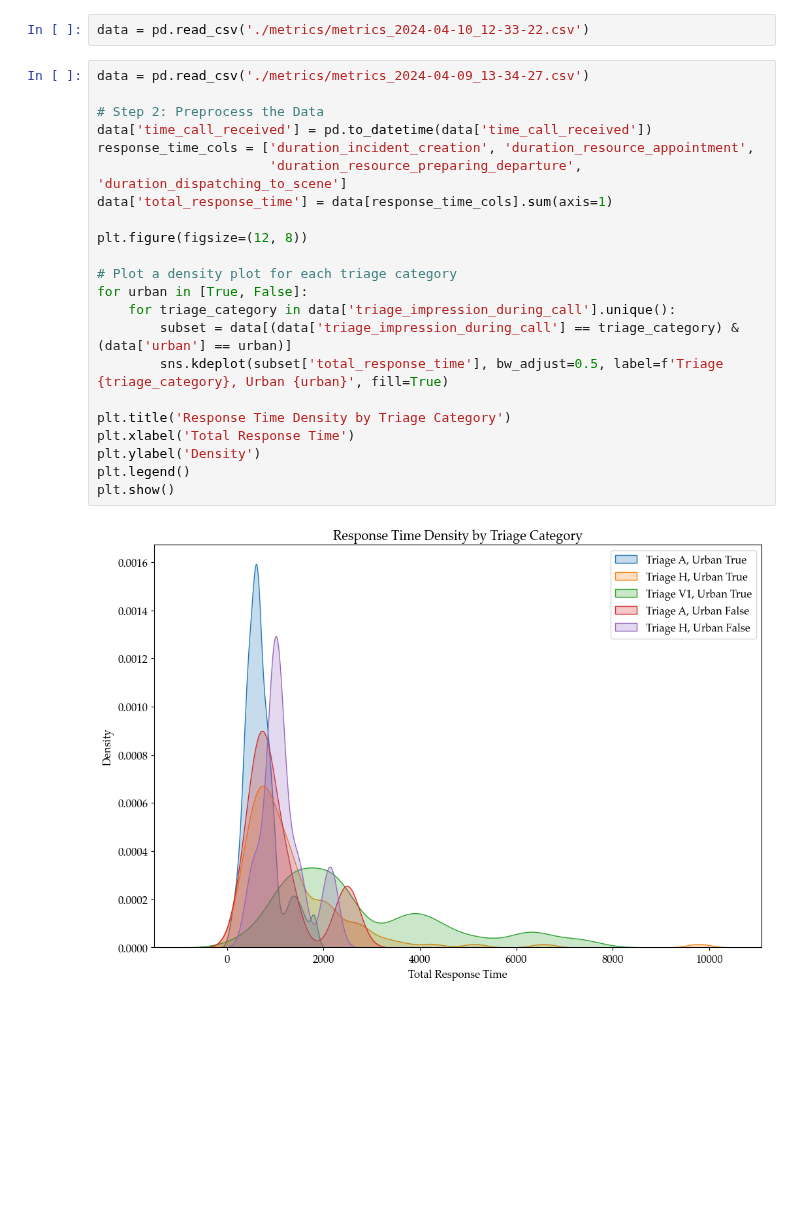
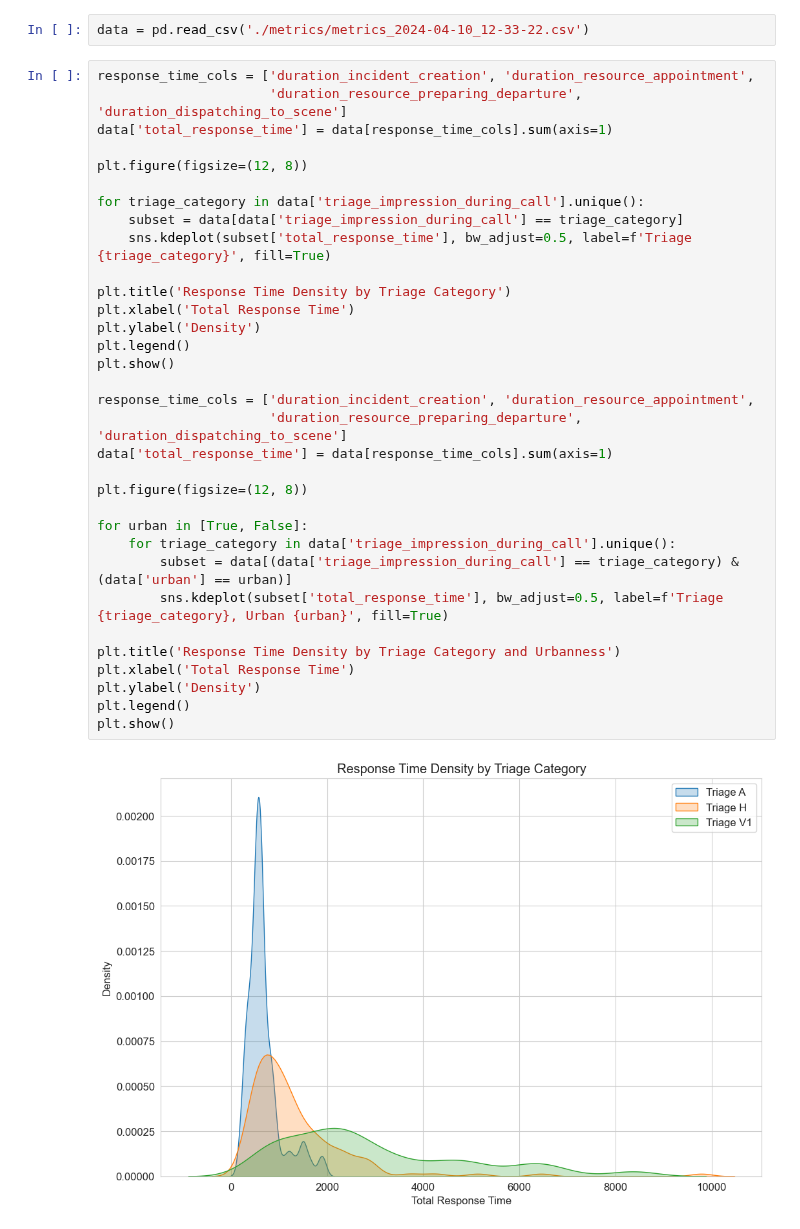
Before and after one commit to Emergency-Optimizers/Data-Processing, a Jupyter notebook: source/simulator_analysis/temp_simulator_analysis.ipynb, the cells around one changed output. Drawn from its saved outputs; the diff is of its cells as text; blank space fills up the shorter version.

Commit message:
Both urban and non-urban

```diff
--- a/source/simulator_analysis/temp_simulator_analysis.ipynb
+++ b/source/simulator_analysis/temp_simulator_analysis.ipynb
@@ -37,26 +37,37 @@ df = data_loader.enhanced_incidents_df
 # %%
 data = pd.read_csv('./metrics/metrics_2024-04-10_12-33-22.csv')
 # %%
-data = pd.read_csv('./metrics/metrics_2024-04-09_13-34-27.csv')
-
-# Step 2: Preprocess the Data
-data['time_call_received'] = pd.to_datetime(data['time_call_received'])
 response_time_cols = ['duration_incident_creation', 'duration_resource_appointment',
                       'duration_resource_preparing_departure', 'duration_dispatching_to_scene']
 data['total_response_time'] = data[response_time_cols].sum(axis=1)
 
 plt.figure(figsize=(12, 8))
 
-# Plot a density plot for each triage category
-for urban in [True, False]:
-    for triage_category in data['triage_impression_during_call'].unique():
-        subset = data[(data['triage_impression_during_call'] == triage_category) & (data['urban'] == urban)]
-        sns.kdeplot(subset['total_response_time'], bw_adjust=0.5, label=f'Triage {triage_category}, Urban {urban}', fill=True)
+for triage_category in data['triage_impression_during_call'].unique():
+    subset = data[data['triage_impression_during_call'] == triage_category]
+    sns.kdeplot(subset['total_response_time'], bw_adjust=0.5, label=f'Triage {triage_category}', fill=True)
 
 plt.title('Response Time Density by Triage Category')
 plt.xlabel('Total Response Time')
 plt.ylabel('Density')
 plt.legend()
 plt.show()
+
+response_time_cols = ['duration_incident_creation', 'duration_resource_appointment',
+                      'duration_resource_preparing_departure', 'duration_dispatching_to_scene']
+data['total_response_time'] = data[response_time_cols].sum(axis=1)
+
+plt.figure(figsize=(12, 8))
+
+for urban in [True, False]:
+    for triage_category in data['triage_impression_during_call'].unique():
+        subset = data[(data['triage_impression_during_call'] == triage_category) & (data['urban'] == urban)]
+        sns.kdeplot(subset['total_response_time'], bw_adjust=0.5, label=f'Triage {triage_category}, Urban {urban}', fill=True)
+
+plt.title('Response Time Density by Triage Category and Urbanness')
+plt.xlabel('Total Response Time')
+plt.ylabel('Density')
+plt.legend()
+plt.show()
 # %% [output]
-[figure, old version]
+[figure, new version]
```
Also changed, not shown: parts of 4 cells of this notebook, 1 other file.
